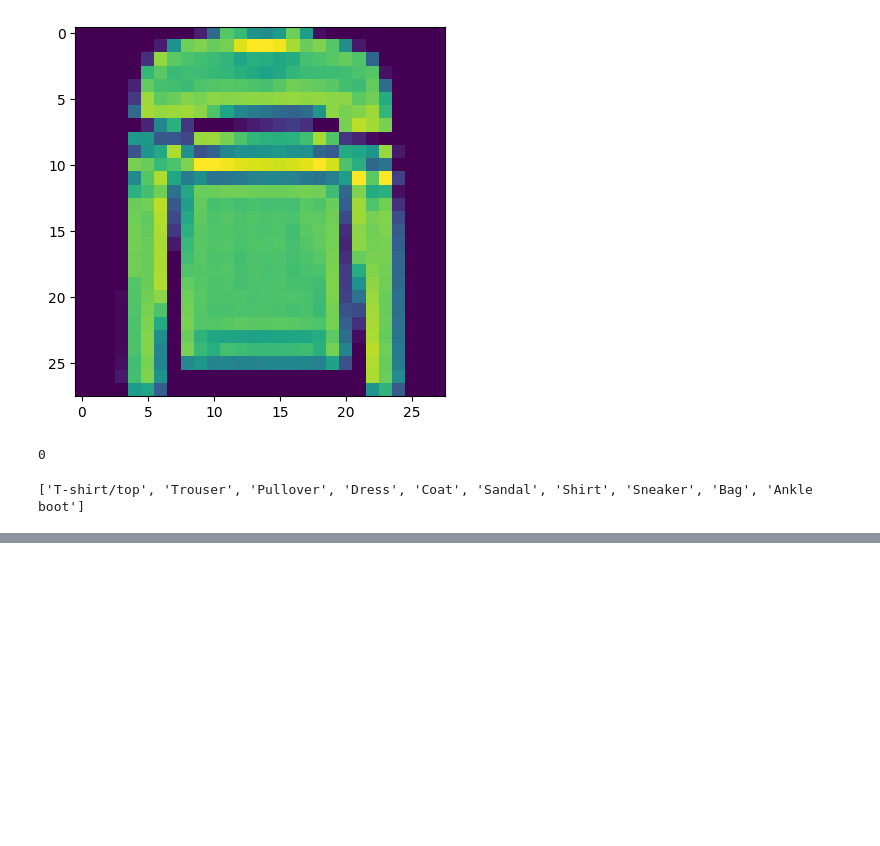
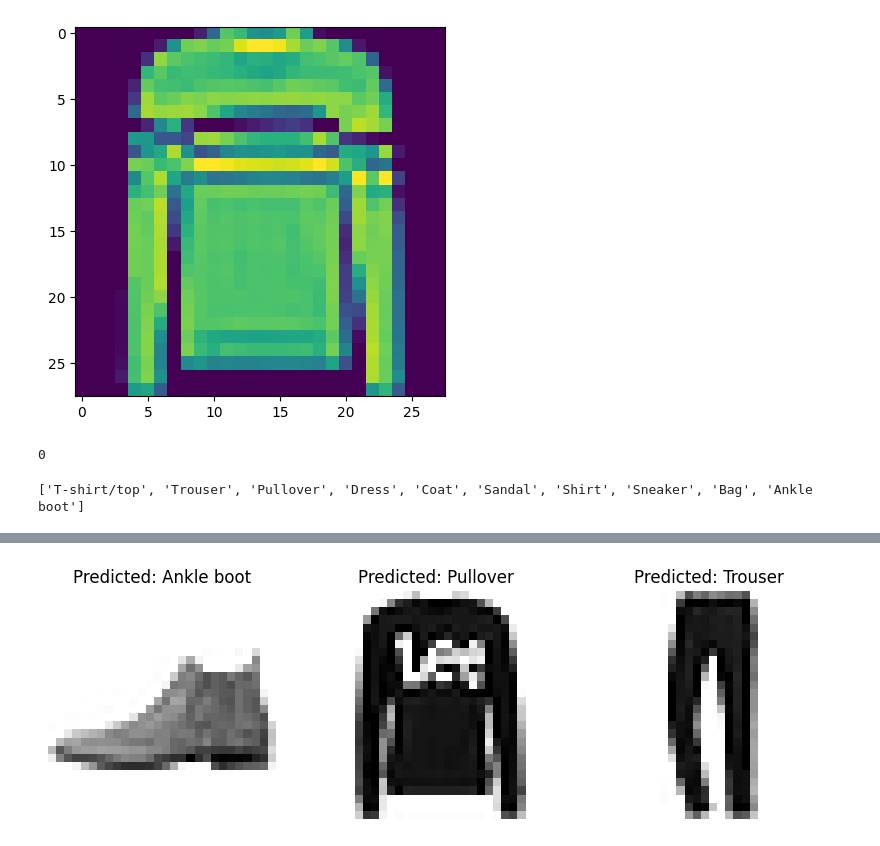
Before and after one commit to awaiskhan005/DATA-SCIENCE-AND-AI-, a Jupyter notebook: KERAS_AND_TENSORFLOW_IMAGE_CLASSIFIER.ipynb, the cells around one changed output, grey strips where cells are left out. Saved outputs shown, nothing was run; the diff lists cells and outputs as text; code cells hidden in the pictures; blank space fills up the shorter version.

```diff
--- a/KERAS_AND_TENSORFLOW_IMAGE_CLASSIFIER.ipynb
+++ b/KERAS_AND_TENSORFLOW_IMAGE_CLASSIFIER.ipynb
@@ -59,0 +110,11 @@ TypeError: 'numpy.ndarray' object is not callable
+# %%
+
+plt.figure(figsize=(10, 10))
+for i in range(3):
+    plt.subplot(1, 3, i + 1)
+    plt.imshow(X_test[i], cmap="binary")
+    plt.title(f"Predicted: {class_names[y_pred[i]]}")
+    plt.axis('off')
+plt.show()
+# %% [output]
+[figure, added]
```
Also changed, not shown: parts of 6 cells of this notebook.
